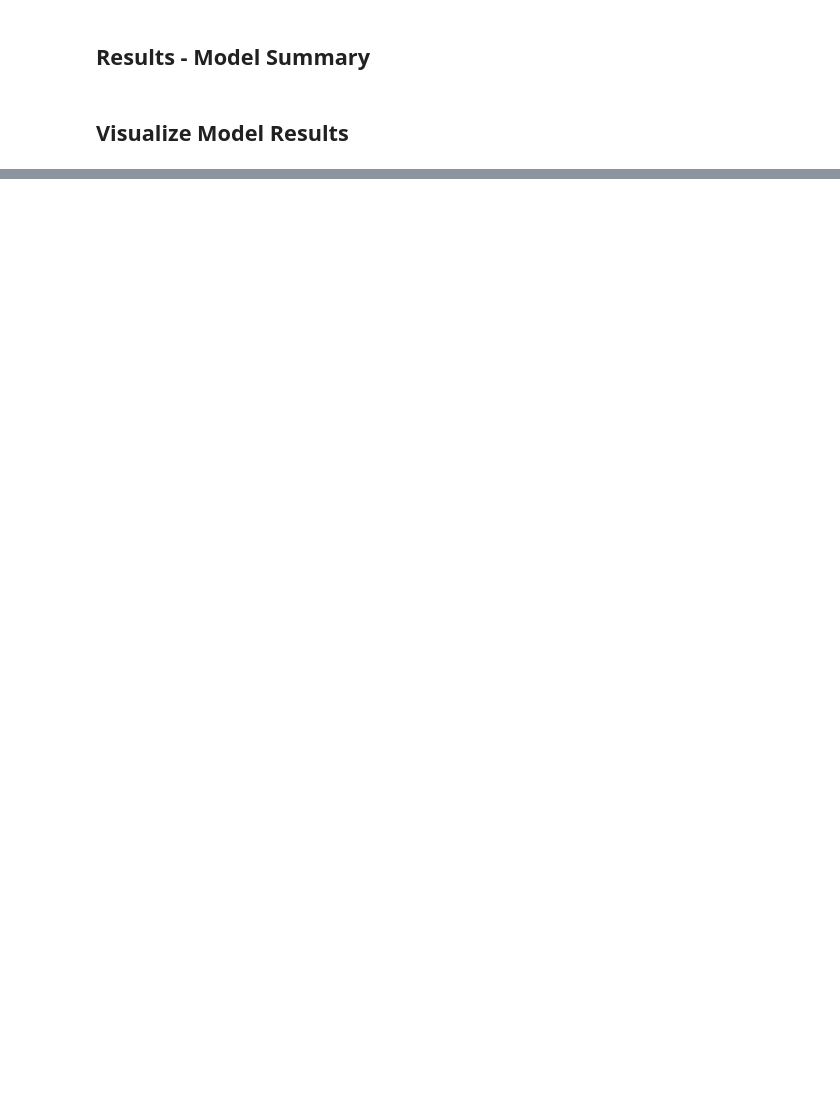
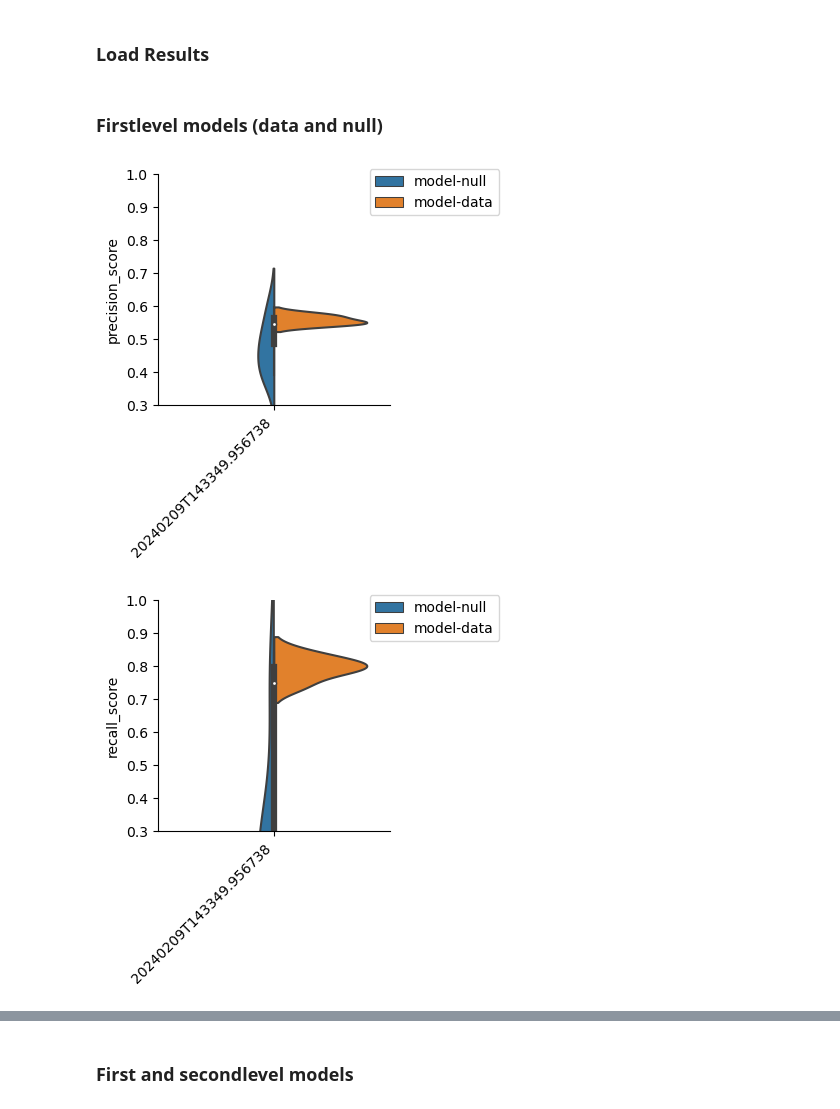
Before and after one commit to burdinskid13/healthy_brain_network, a Jupyter notebook: notebooks/1.1.Results-Example.ipynb, the cells around one changed output, grey strips where cells are left out. Cells and saved outputs as stored; diff of their text form; code cells hidden in the pictures; blank space fills up the shorter version.

```diff
--- a/notebooks/1.1.Results-Example.ipynb
+++ b/notebooks/1.1.Results-Example.ipynb
@@ -17,26 +22,18 @@ pio.renderers.default = 'notebook'
+# %%
+### DEFINE VARIABLES ###
+
+model_parent = 'reading_feb_2024B'
+
+models = glob.glob(os.path.join(Defaults.MODEL_DIR, model_parent, '*'))
 # %% [markdown]
-## Results - Model Summary
+### Load Results
 # %%
 # load model results
-
-models = []
 
 data = pd.DataFrame()
 for model in models:
     # read model summary into pd dataframe
-    df = pd.read_csv(os.path.join(Dirs.model_dir, model, 'model-summary.csv'))
-
-    # assign model name to dataframe
-    df['model_name'] = model
-
-    # flip 'data' and 'null' as messed up in results
-    for idx in df.index:
-        if df['data'][idx] == 'model-null':
-            df['data'][idx] = 'model-data'
-        elif df['data'][idx] == 'model-data':
-            df['data'][idx] = 'model-null
+    df = pd.read_csv(os.path.join(model, 'model-summary.csv'), engine='python')
 
     # append dataframe
     data = pd.concat([data, df])
-# %% [markdown]
-## Visualize Model Results
@@ -57,0 +40,17 @@ ax.legend(loc='best', fontsize=15)
+# %% [markdown]
+### Firstlevel models (data and null)
+# %%
+columns = []
+values_list = []
+
+df_filter = data
+if len(columns)>0:
+    df_filter = _index_dataframe_by_columns_values(dataframe=data, columns=columns, values_list=values_list)
+
+metrics = ['precision_score', 'recall_score', 'roc_auc_score', 'f1_score']
+
+for metric in metrics:
+    vis.violinplot(x='model', y=metric, hue='data', data=df_filter, title='')
+# %% [output]
+[figure, added]
+[figure, added]
@@ -57,0 +59,2 @@ ax.legend(loc='best', fontsize=15)
+# %% [markdown]
+### First and secondlevel models
```
Also changed, not shown: parts of 4 cells of this notebook, 11 other files.
